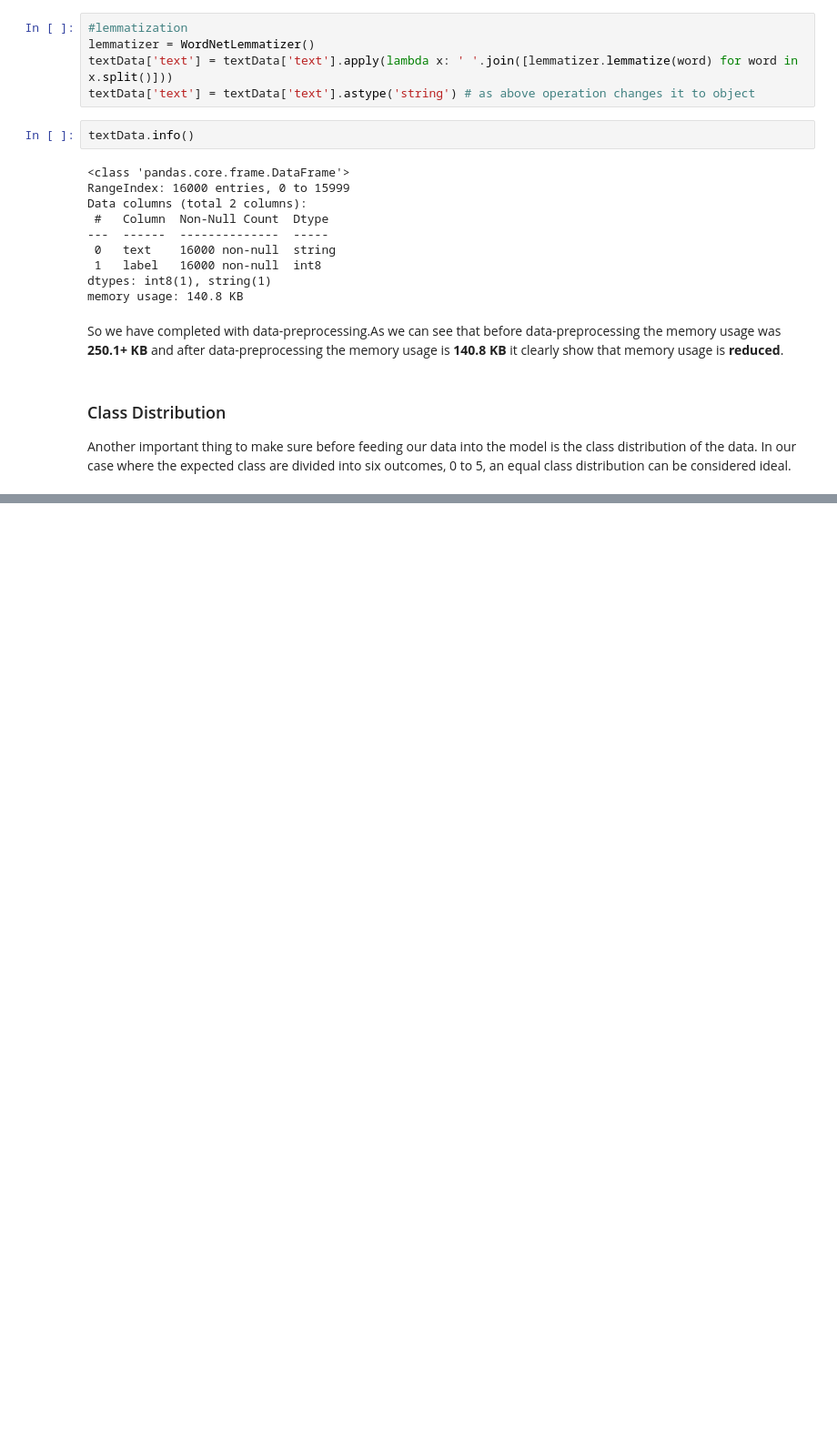
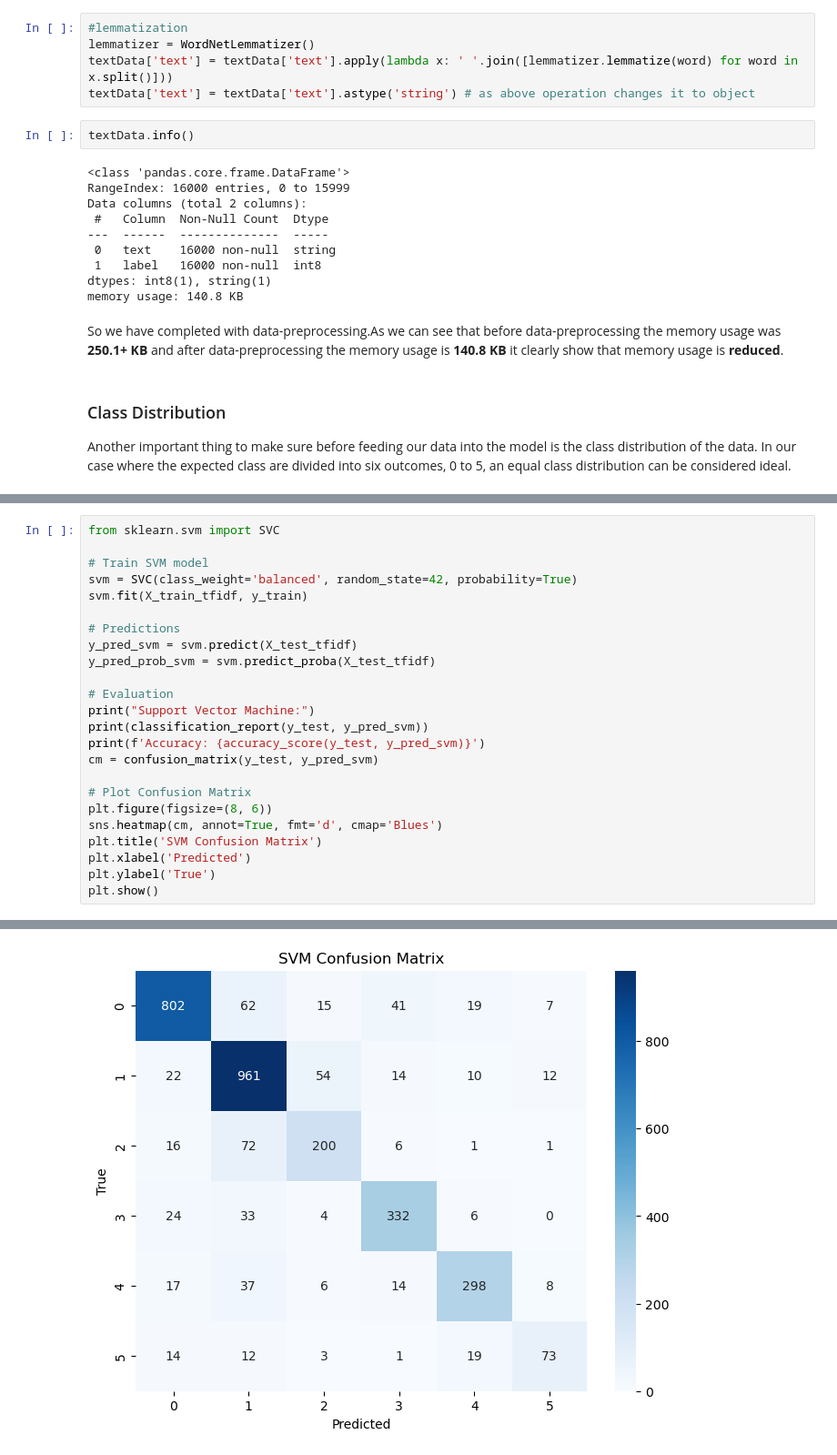
Before and after one commit to springboardmentor112/SentimentAnalysis-TextClassification, a Jupyter notebook: textClassification.ipynb, the cells around one changed output, grey strips where cells are left out. Shown: that part at 91% size. Drawn from its saved outputs; the diff is of its cells as text; blank space fills up the shorter version.

```diff
--- a/textClassification.ipynb
+++ b/textClassification.ipynb
@@ -261,0 +346,25 @@ textData.sample(5)
+# %%
+from sklearn.svm import SVC
+
+# Train SVM model
+svm = SVC(class_weight='balanced', random_state=42, probability=True)
+svm.fit(X_train_tfidf, y_train)
+
+# Predictions
+y_pred_svm = svm.predict(X_test_tfidf)
+y_pred_prob_svm = svm.predict_proba(X_test_tfidf)
+
+# Evaluation
+print("Support Vector Machine:")
+print(classification_report(y_test, y_pred_svm))
+print(f'Accuracy: {accuracy_score(y_test, y_pred_svm)}')
+cm = confusion_matrix(y_test, y_pred_svm)
+
+# Plot Confusion Matrix
+plt.figure(figsize=(8, 6))
+sns.heatmap(cm, annot=True, fmt='d', cmap='Blues')
+plt.title('SVM Confusion Matrix')
+plt.xlabel('Predicted')
+plt.ylabel('True')
+plt.show()
+# %% [output]
@@ -261,0 +386 @@ textData.sample(5)
+[figure, added]
```
Also changed, not shown: parts of 21 cells of this notebook.
